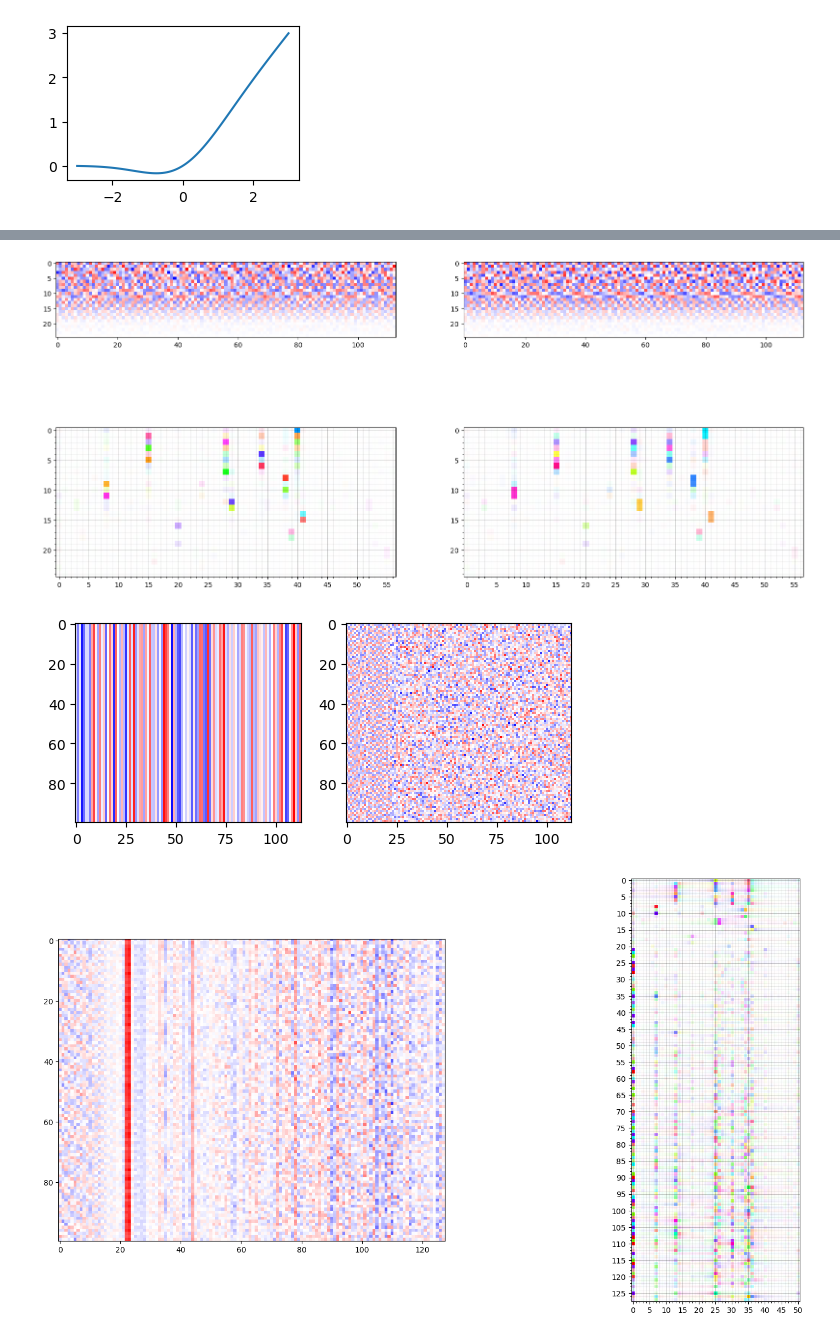
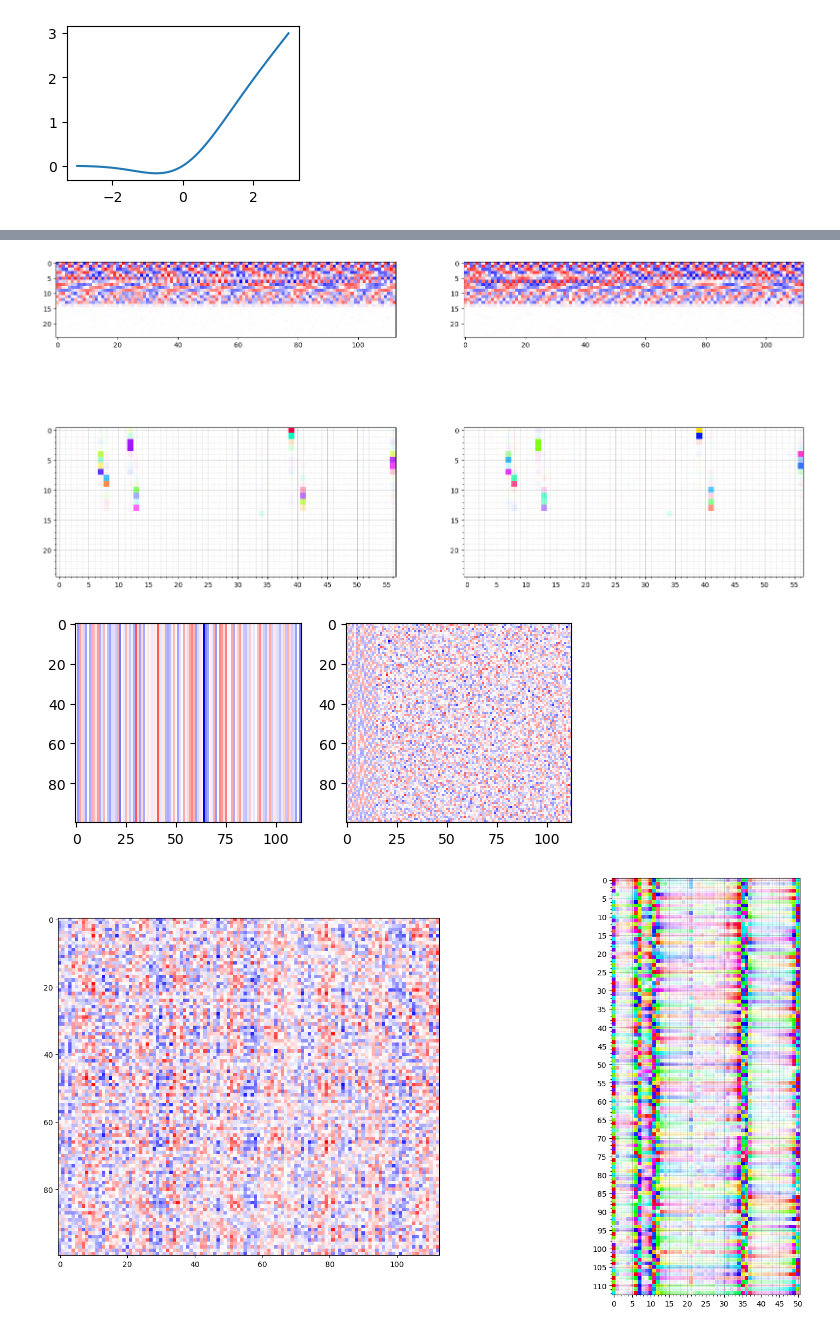
Before and after one commit to FriedChips/dl_basics, a Jupyter notebook: analysis/analysis_modulo_arithmetic.ipynb, the cells around one changed output, grey strips where cells are left out. Saved outputs shown, nothing was run; the diff lists cells and outputs as text; code cells hidden in the pictures.

```diff
--- a/analysis/analysis_modulo_arithmetic.ipynb
+++ b/analysis/analysis_modulo_arithmetic.ipynb
@@ -50,6 +47,6 @@ def one_hot(i, n=113):
 # %%
-def plot_matrix(m, ax):
-    mmax = np.max(np.abs(m))
+def plot_matrix(m, ax, scale=1.0):
+    mmax = np.max(np.abs(m)) / scale
     ax.imshow(m, cmap="bwr", vmin=-mmax, vmax=mmax, interpolation="nearest")
     ax.grid(False)
 # %%
@@ -92,7 +89,7 @@ run = utils.TrainingRun()
 #P, model = run.load_state("../output/mlp_grokking-230412-092835")
 #P, model = run.load_state("../output/mlp_grokking-230412-100753")
 #P, model = run.load_state("../output/mlp_grokking-230413-073742")
-P, model = run.load_state("../output/mlp_grokking-230414-145123/")
+P, model = run.load_state("../output/mlp_grokking-230415-145554")
 # %%
 weights = model.get_weights()
 print([ w.shape for w in weights ])
@@ -183,7 +186,7 @@ m = u_emb @ w_emb_diag @ vt_emb @ u_mlp[1] @ w_mlp_diag[1]
 plot_matrix(m.T[:25], axs[0,1])
 plot_fft(m.T[:25], axs[1,1], shift=+np.pi/2)
 # %% [output]
-[figure, old version]
+[figure, new version]
 # %%
 fig, ax = plt.subplots(1,2)
 
@@ -195,15 +198,17 @@ i1 = np.diag([1]*113)[:100]
 plot_matrix(i0 @ u_emb, ax[0]);
 plot_matrix(i1 @ u_emb, ax[1]);
 # %% [output]
-[figure, old version]
+[figure, new version]
 # %%
 fig, axs = plt.subplots(1, 2, figsize=(20,10))
 
-m1 = i0 @ u_emb @ w_emb_diag @ vt_emb @ u_mlp[0] @ w_mlp_diag[0] @ vt_mlp[0]
-m2 = i1 @ u_emb @ w_emb_diag @ vt_emb @ u_mlp[1] @ w_mlp_diag[1] @ vt_mlp[1]
-m = gelu(m1 + m2) @ u_uem# @ w_uem_diag# @ vt_uem
-
-plot_matrix(m, axs[0])
+#m1 = i0 @ u_emb @ w_emb_diag @ vt_emb @ u_mlp[0] @ w_mlp_diag[0] @ vt_mlp[0]
+#m2 = i1 @ u_emb @ w_emb_diag @ vt_emb @ u_mlp[1] @ w_mlp_diag[1] @ vt_mlp[1]
+m1 = i0 @ w_emb @ w_mlp[0]
+m2 = i1 @ w_emb @ w_mlp[1]
+#m = gelu(m1 + m2) @ u_uem @ w_uem_diag @ vt_uem
+m = gelu(m1 + m2) @ w_uem @ w_emb.T
+plot_matrix(m, axs[0], scale=1)
 plot_fft(m.T, axs[1], shift=-np.pi/2, scale=8)
 # %% [output]
-[figure, old version]
+[figure, new version]
```
Also changed, not shown: parts of 17 cells of this notebook, 4 other files.
